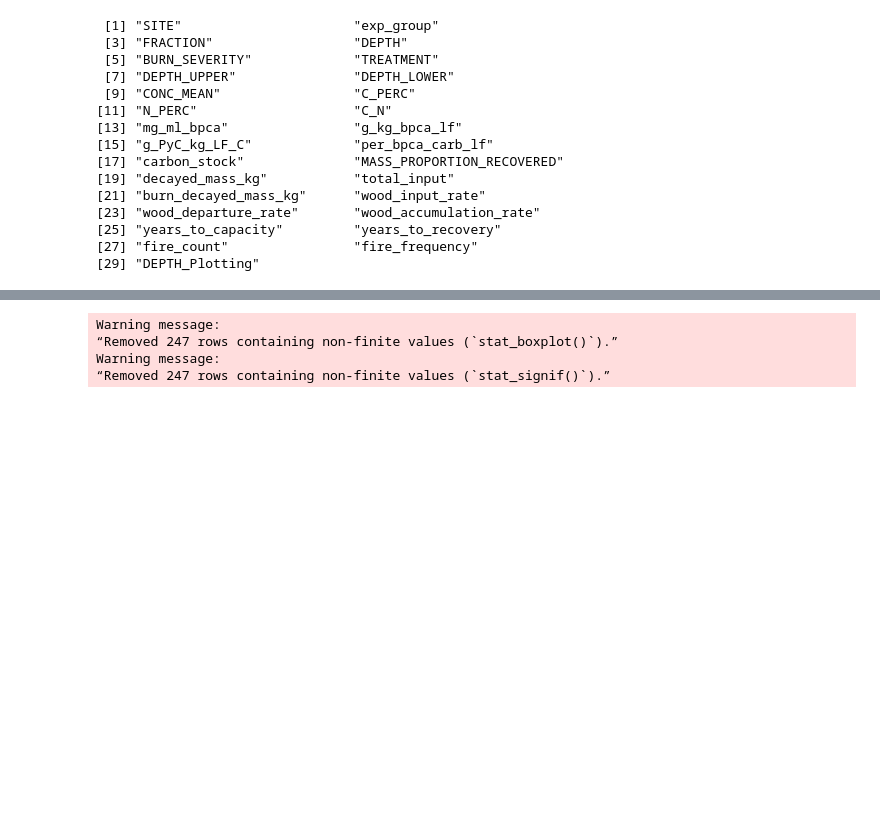
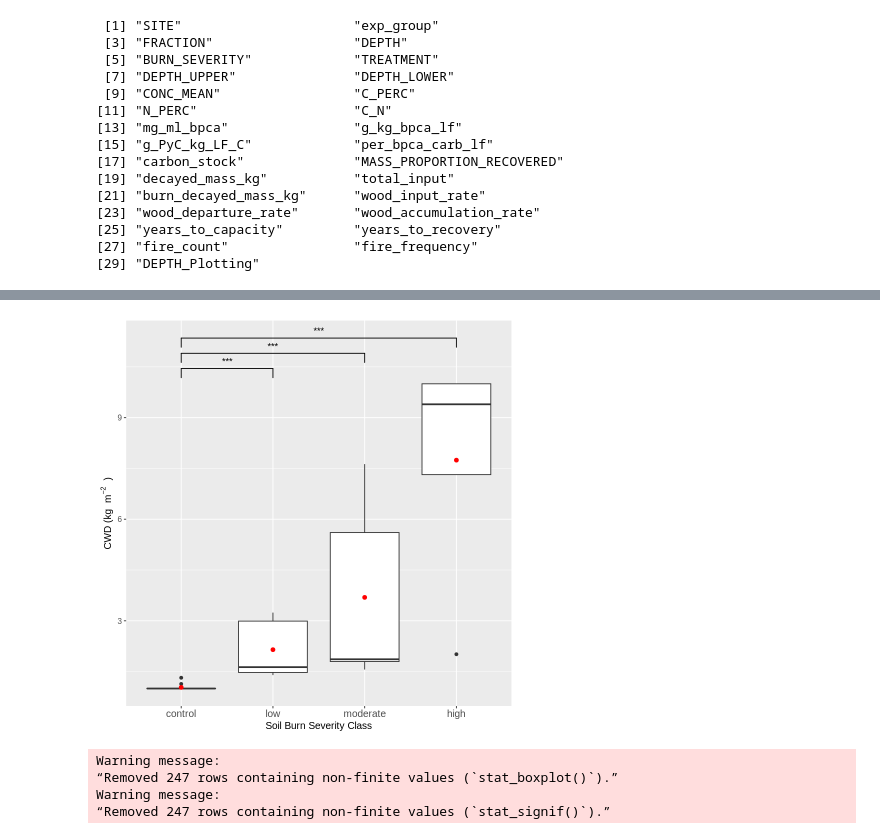
Before and after one commit to hayleypc/BPCA_HFF, a Jupyter notebook: BPCA_analysis_plotting.ipynb, the cells around one changed output, grey strips where cells are left out. Drawn from its saved outputs; the diff is of its cells as text; code cells hidden in the pictures; blank space fills up the shorter version.

```diff
--- a/BPCA_analysis_plotting.ipynb
+++ b/BPCA_analysis_plotting.ipynb
@@ -723,0 +776,19 @@ names(analysis_full_bpca_exp_dt)
+# %%
+means_data <- analysis_full_bpca_exp_dt[FRACTION=='BULK' & DEPTH=='0-5'][ ,
+                          .(mean = mean(decayed_mass_kg/burn_decayed_mass_kg, na.rm = TRUE)),
+                          by = .(BURN_SEVERITY)]
+
+ggplot(analysis_full_bpca_exp_dt[FRACTION=='BULK' & DEPTH=='0-5'],aes(x = BURN_SEVERITY, y = decayed_mass_kg/burn_decayed_mass_kg)) +
+  geom_boxplot() +
+   geom_point(data = means_data, aes(y = mean), color = "red", size = 2)+
+      # geom_point(  aes(y = total_input), color = "blue", size = 2)+
+  ylab(bquote('CWD ('*kg~m^-2~')'))+
+  xlab('Soil Burn Severity Class') +
+    theme(axis.text.x = element_text(size=12),
+         text = element_text(size = 12),
+    axis.title = element_text(size = 12),
+    strip.text = element_text(size = 12) )+
+  geom_signif(aes(),comparisons = list(c(1,2),c(1,3),c(1,4)),
+            map_signif_level=TRUE,step_increase=.05) +
+  coord_cartesian(expand=TRUE)
+# %% [output]
@@ -724,3 +801,4 @@ names(analysis_full_bpca_exp_dt)
+[figure, added]
 # %%
 ggplot(analysis_full_bpca_exp_dt,aes(x = BURN_SEVERITY, y = g_PyC_kg_LF_C)) +
   geom_boxplot() +
```
Also changed, not shown: parts of 22 cells of this notebook.
